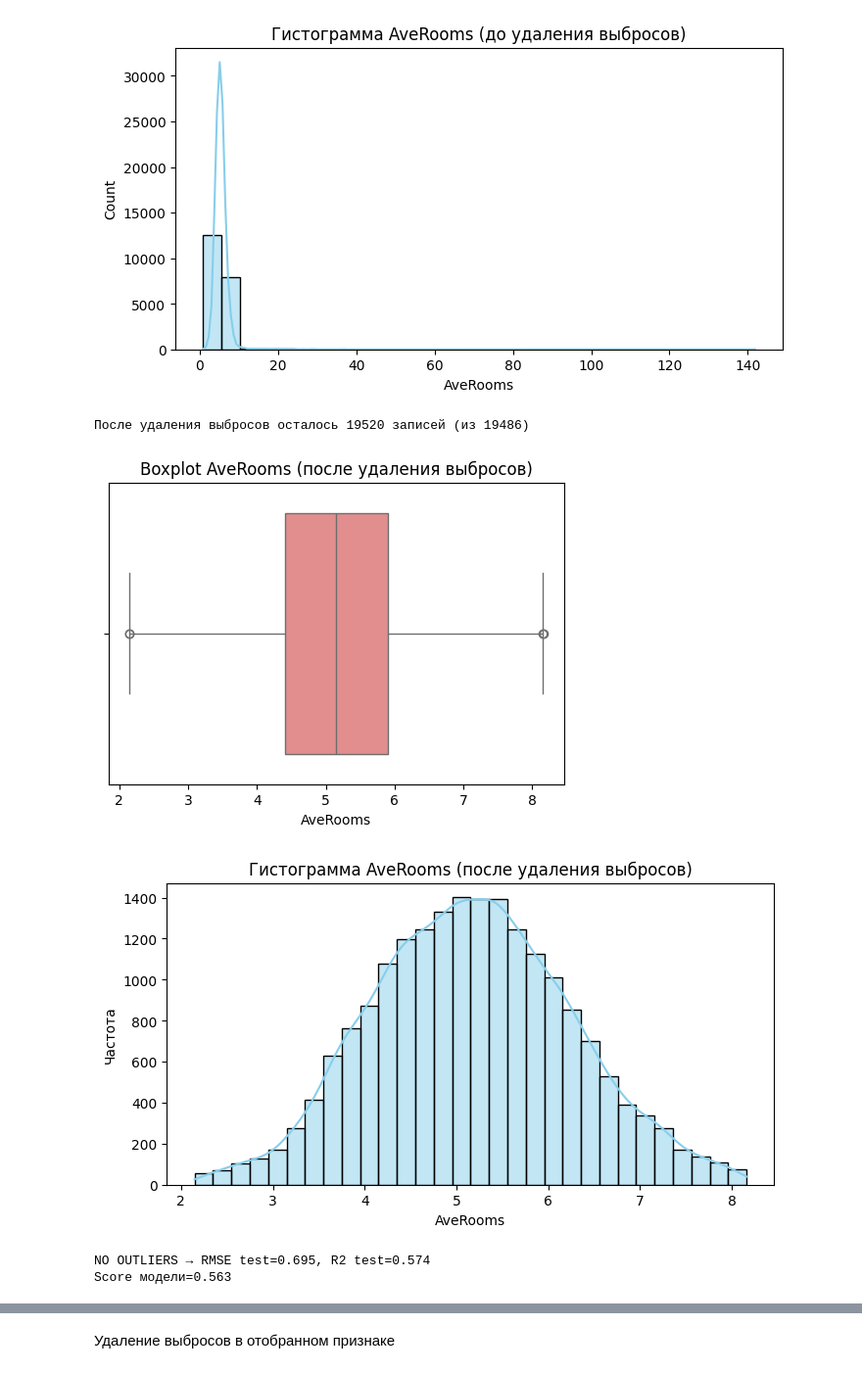
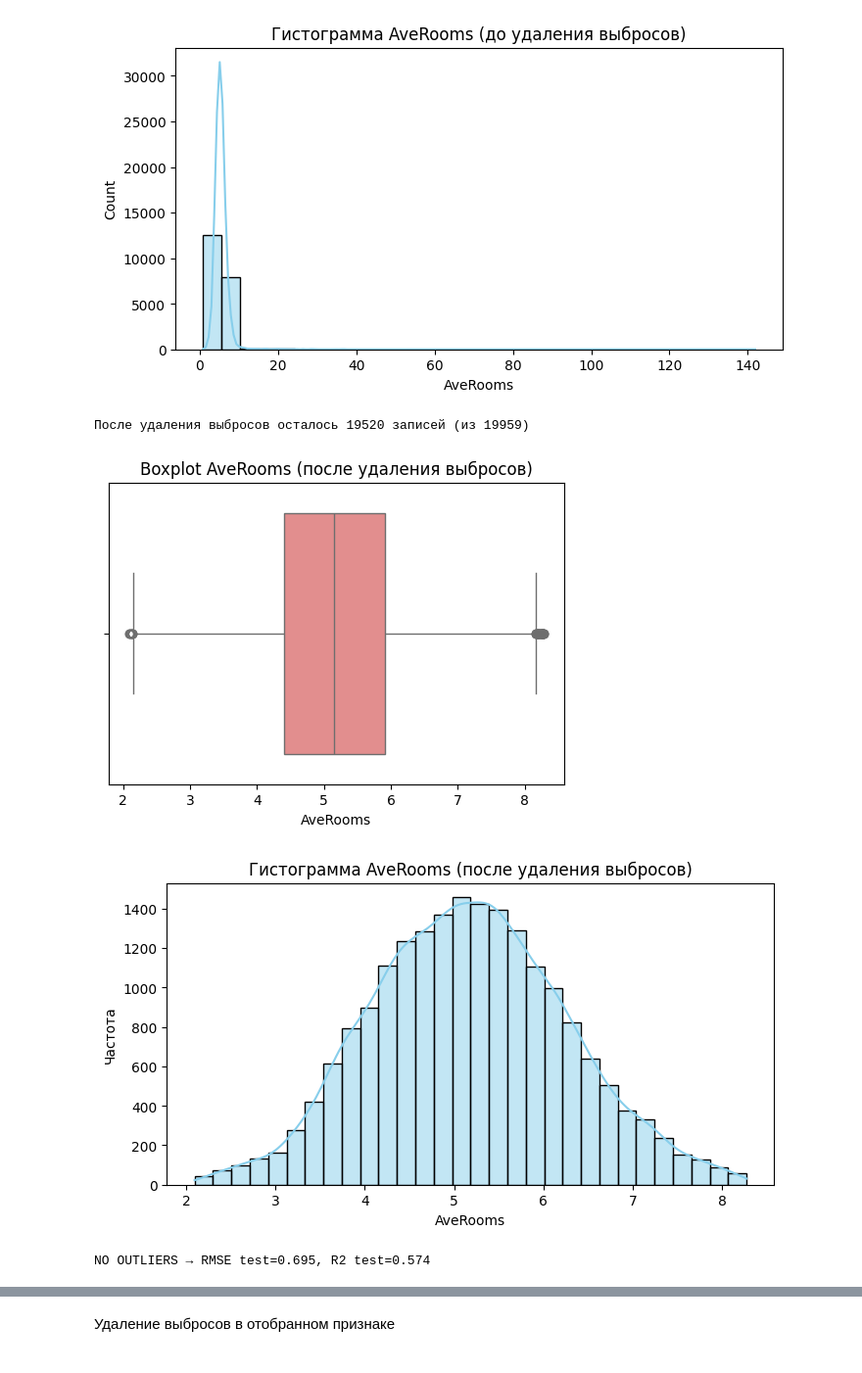
Before and after one commit to ArsT1982/DSML-59-DZ-5, a Jupyter notebook: DSML_59_DZ_5.ipynb, the cells around one changed output, grey strips where cells are left out. Shown at 98% size. Saved outputs shown, nothing was run; the diff lists cells and outputs as text; code cells hidden in the pictures.

```diff
--- a/DSML_59_DZ_5.ipynb
+++ b/DSML_59_DZ_5.ipynb
@@ -247,44 +241,42 @@ for col in selected_prisnak_2:
     Q3 = df_no2[col].quantile(0.75)
     IQR = Q3 - Q1
     low, high = Q1 - 1.5*IQR, Q3 + 1.5*IQR
-    df_no = df_no2[(df_no2[col] >= low) & (df_no2[col] <= high)]
+    df_no2 = df_no2[(df_no2[col] >= low) & (df_no2[col] <= high)]
 
 print(f"После удаления выбросов осталось {len(df_no2)} записей (из {len(df_no)})")
 
 for col in selected_prisnak_2:
     # Boxplot
     plt.figure(figsize=(6,4))
-    sns.boxplot(x=df_no[col], color='lightcoral')
+    sns.boxplot(x=df_no2[col], color='lightcoral')
     plt.title(f'Boxplot {col} (после удаления выбросов)')
     plt.xlabel(col)
     plt.show()
 
     # Гистограмма
     plt.figure(figsize=(8,4))
-    sns.histplot(df_no[col], bins=30, kde=True, color='skyblue')
+    sns.histplot(df_no2[col], bins=30, kde=True, color='skyblue')
     plt.title(f'Гистограмма {col} (после удаления выбросов)')
     plt.xlabel(col)
     plt.ylabel('Частота')
     plt.show()
 
 
 # Повторяю train/test и обучение на X_sel
 X_no   = df_no2[selected]
 y_no   = df_no2['MedHouseVal']
 X3_tr, X3_te, y3_tr, y3_te = train_test_split(
     X_no, y_no, test_size=0.2, random_state=42
 )
 
 model3 = LinearRegression().fit(X3_tr, y3_tr)
 y3p_te = model3.predict(X3_te)
 
 rmse3_te = np.sqrt(mean_squared_error(y3_te, y3p_te))
 r2_3te   = r2_score(y3_te, y3p_te)
 print(f"NO OUTLIERS → RMSE test={rmse3_te:.3f}, R2 test={r2_3te:.3f}")
-print(f"Score модели={(model2.score(X3_te,y3_te)):.3f}")
 # %% [output]
-После удаления выбросов осталось 19520 записей (из 19486)
+После удаления выбросов осталось 19520 записей (из 19959)
-[figure, old version]
+[figure, new version]
-[figure, old version]
+[figure, new version]
 NO OUTLIERS → RMSE test=0.695, R2 test=0.574
-Score модели=0.563
```
Also changed, not shown: parts of 10 cells of this notebook.
